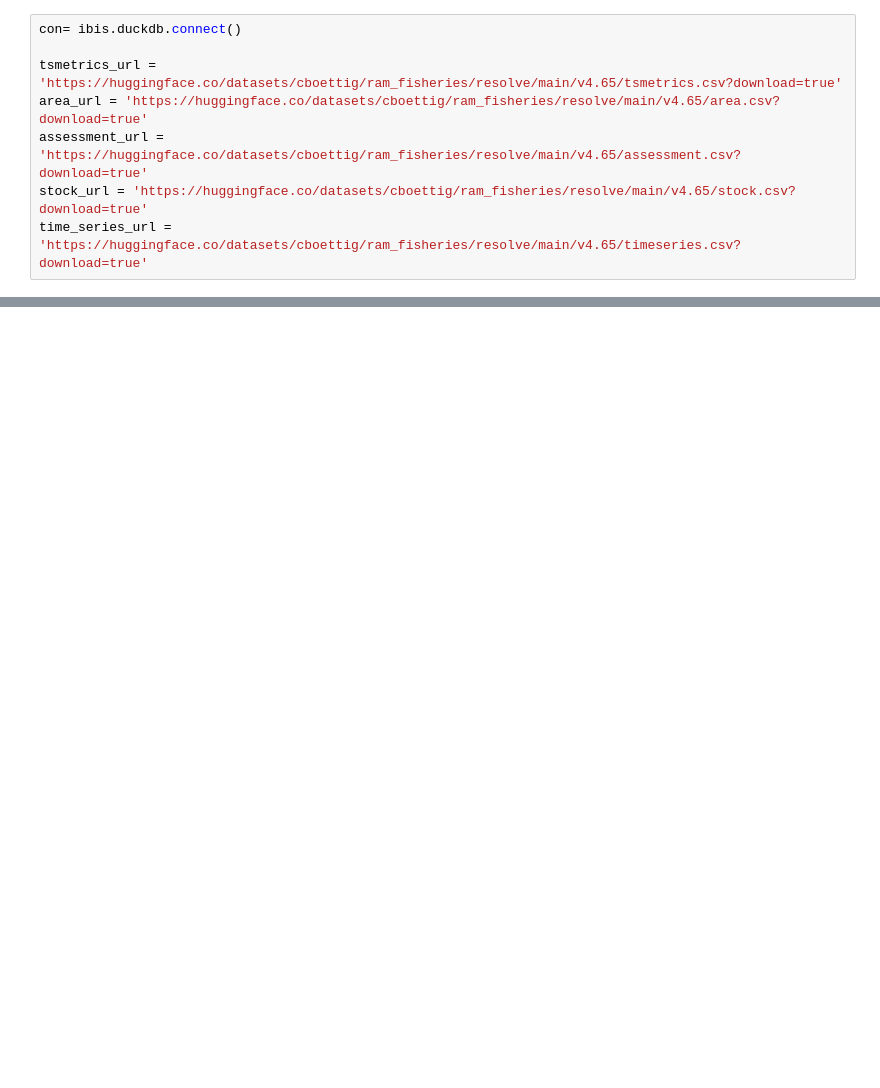
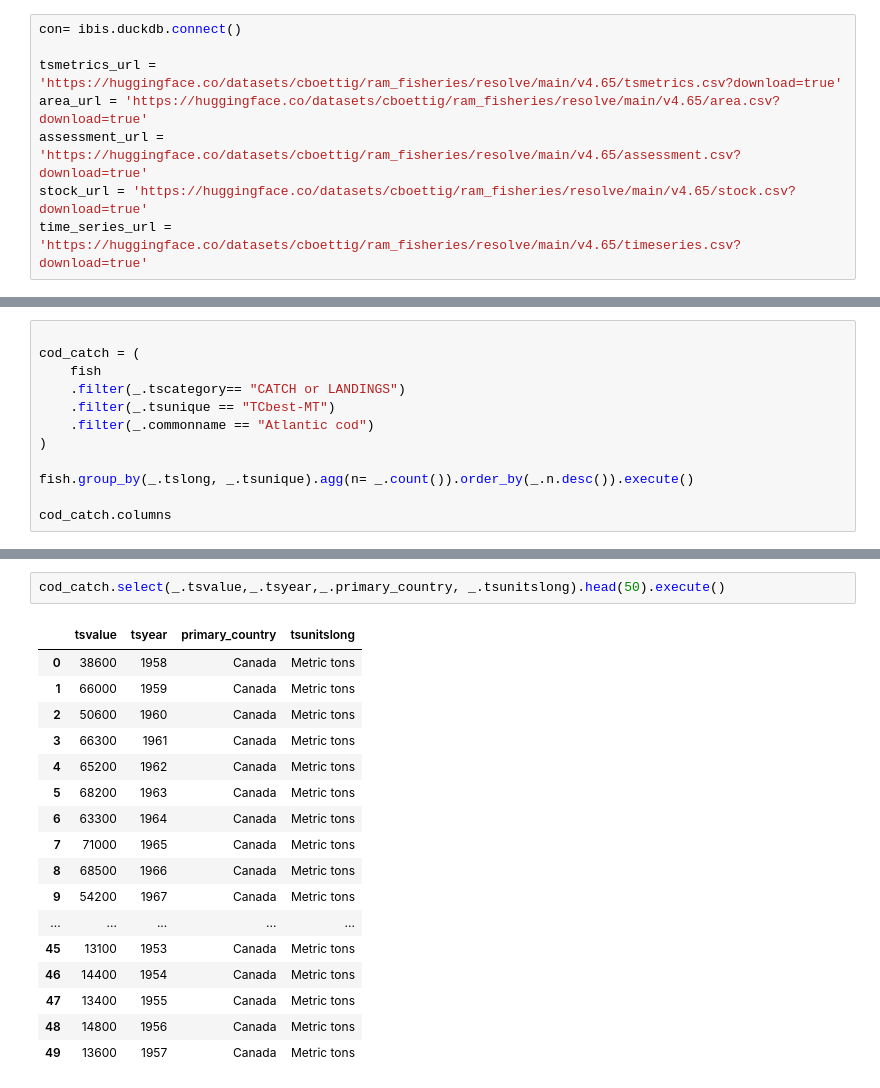
Before and after one commit to espm-288/fish-gabe-pooneh-fish, a Jupyter notebook: notebook.ipynb, the cells around one changed output, grey strips where cells are left out. Saved outputs shown, nothing was run; the diff lists cells and outputs as text; blank space fills up the shorter version.

```diff
--- a/notebook.ipynb
+++ b/notebook.ipynb
@@ -101,0 +99,12 @@ fish.group_by(_.tslong, _.tsunique).agg(n= _.count()).order_by(_.n.desc()).execu
+# %%
+
+cod_catch = (
+    fish
+    .filter(_.tscategory== "CATCH or LANDINGS")
+    .filter(_.tsunique == "TCbest-MT")
+    .filter(_.commonname == "Atlantic cod")
+)
+
+fish.group_by(_.tslong, _.tsunique).agg(n= _.count()).order_by(_.n.desc()).execute()
+
+cod_catch.columns
@@ -101,0 +187,20 @@ fish.group_by(_.tslong, _.tsunique).agg(n= _.count()).order_by(_.n.desc()).execu
+# %%
+cod_catch.select(_.tsvalue,_.tsyear,_.primary_country, _.tsunitslong).head(50).execute()
+# %% [output]
+|  | tsvalue | tsyear | primary_country | tsunitslong |
+| 0 | 38600 | 1958 | Canada | Metric tons |
+| 1 | 66000 | 1959 | Canada | Metric tons |
+| 2 | 50600 | 1960 | Canada | Metric tons |
+| 3 | 66300 | 1961 | Canada | Metric tons |
+| 4 | 65200 | 1962 | Canada | Metric tons |
+| 5 | 68200 | 1963 | Canada | Metric tons |
+| 6 | 63300 | 1964 | Canada | Metric tons |
+| 7 | 71000 | 1965 | Canada | Metric tons |
+| 8 | 68500 | 1966 | Canada | Metric tons |
+| 9 | 54200 | 1967 | Canada | Metric tons |
+| ... | ... | ... | ... | ... |
+| 45 | 13100 | 1953 | Canada | Metric tons |
+| 46 | 14400 | 1954 | Canada | Metric tons |
+| 47 | 13400 | 1955 | Canada | Metric tons |
+| 48 | 14800 | 1956 | Canada | Metric tons |
+| 49 | 13600 | 1957 | Canada | Metric tons |
```
Also changed, not shown: parts of 11 cells of this notebook.
